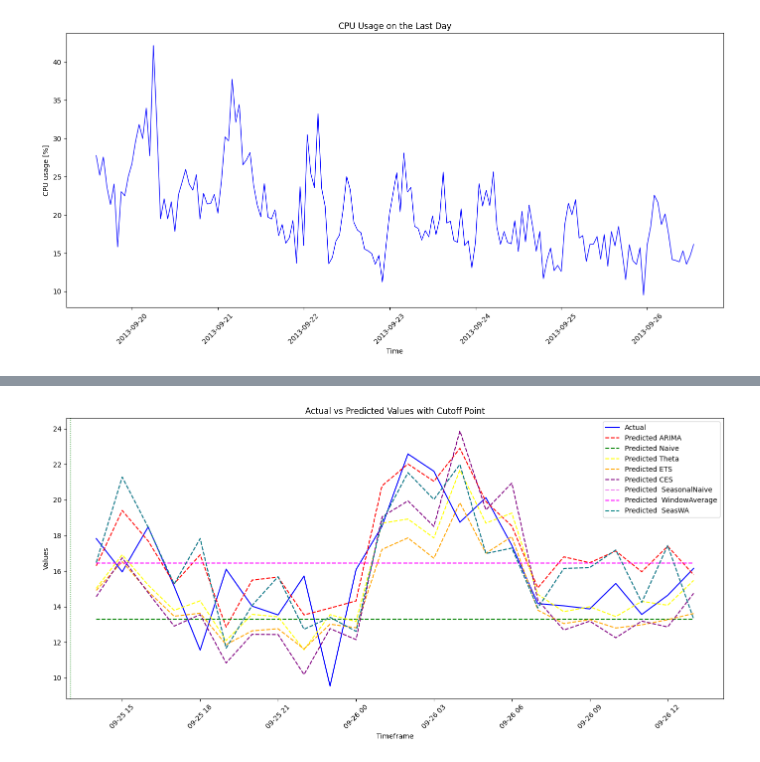
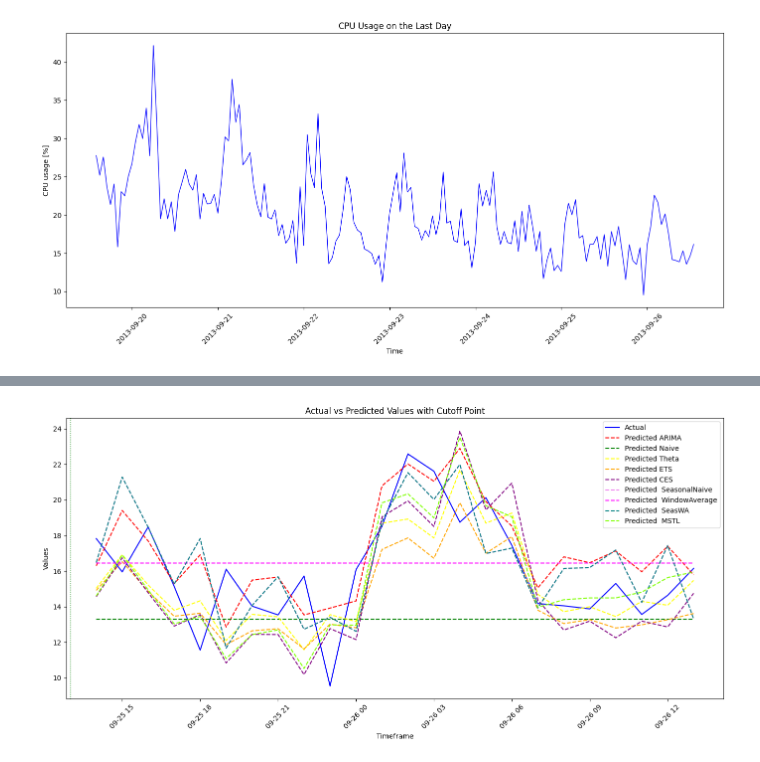
Before and after one commit to srosignoli/OpenCostForecast, a Jupyter notebook: TimeSeriesResearch/VM392_multiplemodels_CPU_crossvalidation.ipynb, the cells around one changed output, grey strips where cells are left out. Drawn from its saved outputs; the diff is of its cells as text; code cells hidden in the pictures.

```diff
--- a/TimeSeriesResearch/VM392_multiplemodels_CPU_crossvalidation.ipynb
+++ b/TimeSeriesResearch/VM392_multiplemodels_CPU_crossvalidation.ipynb
@@ -87,6 +87,7 @@ from statsforecast.models import (
     AutoTheta,
     AutoETS,
     AutoCES,
+    MSTL,
     SeasonalNaive,
     WindowAverage,
     SeasonalWindowAverage,
@@ -98,6 +99,7 @@ models = [
     AutoTheta(season_length=24),
     AutoETS(season_length=24),
     AutoCES(season_length=24),
+    MSTL(season_length=24),
     SeasonalNaive(season_length=24),
     WindowAverage(window_size=24),
     SeasonalWindowAverage(window_size=1, season_length=24),
@@ -107,6 +109,7 @@ models = [
 sf = StatsForecast(
     models=models,
     freq='H',
+    fallback_model = SeasonalNaive(season_length=24),
     n_jobs=-1,
 )
 
@@ -154,34 +157,36 @@ plt.figure(figsize=(14, 7))
 plt.plot(crossvaldation_df['ds'], crossvaldation_df['y'], label='Actual', color='blue')
 
 # Plot predicted values
 plt.plot(crossvaldation_df['ds'], crossvaldation_df['AutoARIMA'], label='Predicted ARIMA', color='red', linestyle='--')
 
 plt.plot(crossvaldation_df['ds'], crossvaldation_df['Naive'], label='Predicted Naive', color='green', linestyle='--')
 
 plt.plot(crossvaldation_df['ds'], crossvaldation_df['AutoTheta'], label='Predicted Theta', color='yellow', linestyle='--')
 
 plt.plot(crossvaldation_df['ds'], crossvaldation_df['AutoETS'], label='Predicted ETS', color='orange', linestyle='--')
 
 plt.plot(crossvaldation_df['ds'], crossvaldation_df['CES'], label='Predicted CES', color='purple', linestyle='--')
 
 plt.plot(crossvaldation_df['ds'], crossvaldation_df['SeasonalNaive'], label='Predicted  SeasonalNaive', color='violet', linestyle='--')
 
 plt.plot(crossvaldation_df['ds'], crossvaldation_df['WindowAverage'], label='Predicted  WindowAverage', color='magenta', linestyle='--')
 
 plt.plot(crossvaldation_df['ds'], crossvaldation_df['SeasWA'], label='Predicted  SeasWA', color='teal', linestyle='--')
 
+plt.plot(crossvaldation_df['ds'], crossvaldation_df['MSTL'], label='Predicted  MSTL', color='chartreuse', linestyle='--')
+
 for cutoff in crossvaldation_df['cutoff'].unique():
     plt.axvline(x=cutoff, color='green', linestyle=':', linewidth=1)
 
 plt.title('Actual vs Predicted Values with Cutoff Point')
 plt.xlabel('Timeframe')
 plt.ylabel('Values')
 plt.legend()
 plt.xticks(rotation=45)
 plt.tight_layout()
 plt.show()
 # %% [output]
-[figure, old version]
+[figure, new version]
 # %%
 from prophet import Prophet
 from prophet.diagnostics import performance_metrics
```
Also changed, not shown: parts of 7 cells of this notebook, 17 other files.
